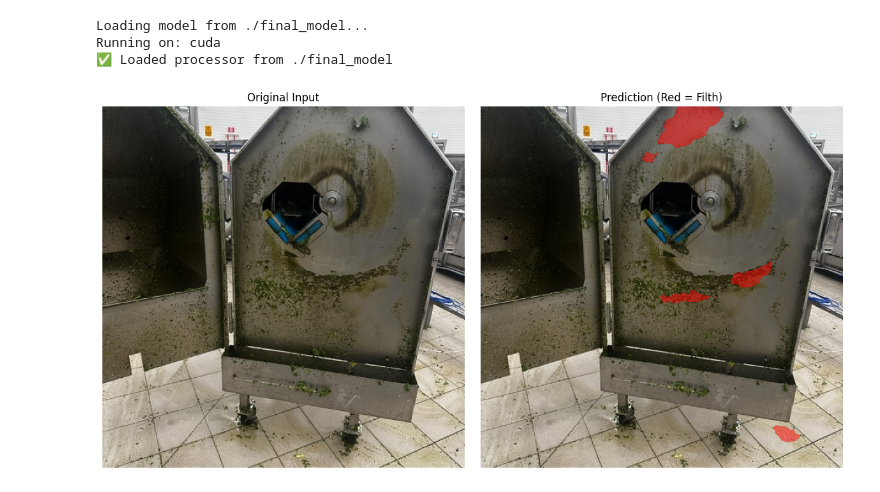
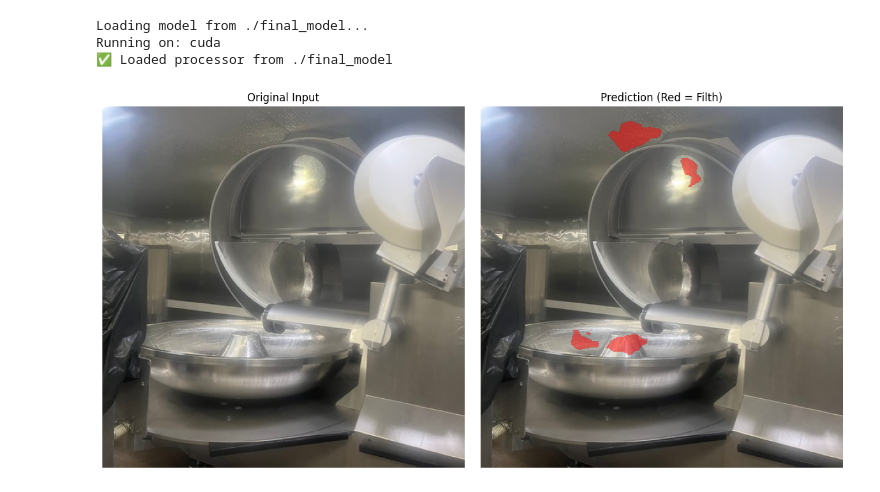
Before and after one commit to filth-detector/model-tests, a Jupyter notebook: segformer.ipynb, the cells around one changed output. Cells and saved outputs as stored; diff of their text form; code cells hidden in the pictures.

Commit message:
first working test

```diff
--- a/segformer.ipynb
+++ b/segformer.ipynb
@@ -271,7 +272,7 @@ import os
 
 # --- CONFIGURATION ---
 MODEL_DIR = "./final_model"      # Your saved folder
-IMAGE_PATH = "./test_image10.jpg"  # Change to your image path
+IMAGE_PATH = "./test_image9.jpg"  # Change to your image path
 DEVICE = "cuda" if torch.cuda.is_available() else "cpu"
 
 print(f"Loading model from {MODEL_DIR}...")
@@ -321,31 +322,31 @@ def predict(image_path):
     return image, pred_seg.cpu().numpy()
 
 # --- 3. RUN & VISUALIZE ---
 if not os.path.exists(IMAGE_PATH):
     print(f"❌ Error: Image not found at {IMAGE_PATH}")
 else:
     original, mask = predict(IMAGE_PATH)
 
     # Create Red Overlay for Class 1 (Filth)
     mask_overlay = np.zeros((mask.shape[0], mask.shape[1], 4))
     # Red color: [R=1, G=0, B=0, Alpha=0.5]
     mask_overlay[mask == 1] = [1, 0, 0, 0.5]
 
     # Plot
     fig, ax = plt.subplots(1, 2, figsize=(12, 6))
     ax[0].imshow(original)
     ax[0].set_title("Original Input")
     ax[0].axis("off")
 
     ax[1].imshow(original)
     ax[1].imshow(mask_overlay)
     ax[1].set_title("Prediction (Red = Filth)")
     ax[1].axis("off")
 
     plt.tight_layout()
     plt.show()
 # %% [output]
 Loading model from ./final_model...
 Running on: cuda
 ✅ Loaded processor from ./final_model
-[figure, old version]
+[figure, new version]
```
Also changed, not shown: parts of 4 cells of this notebook, 1 other file.
